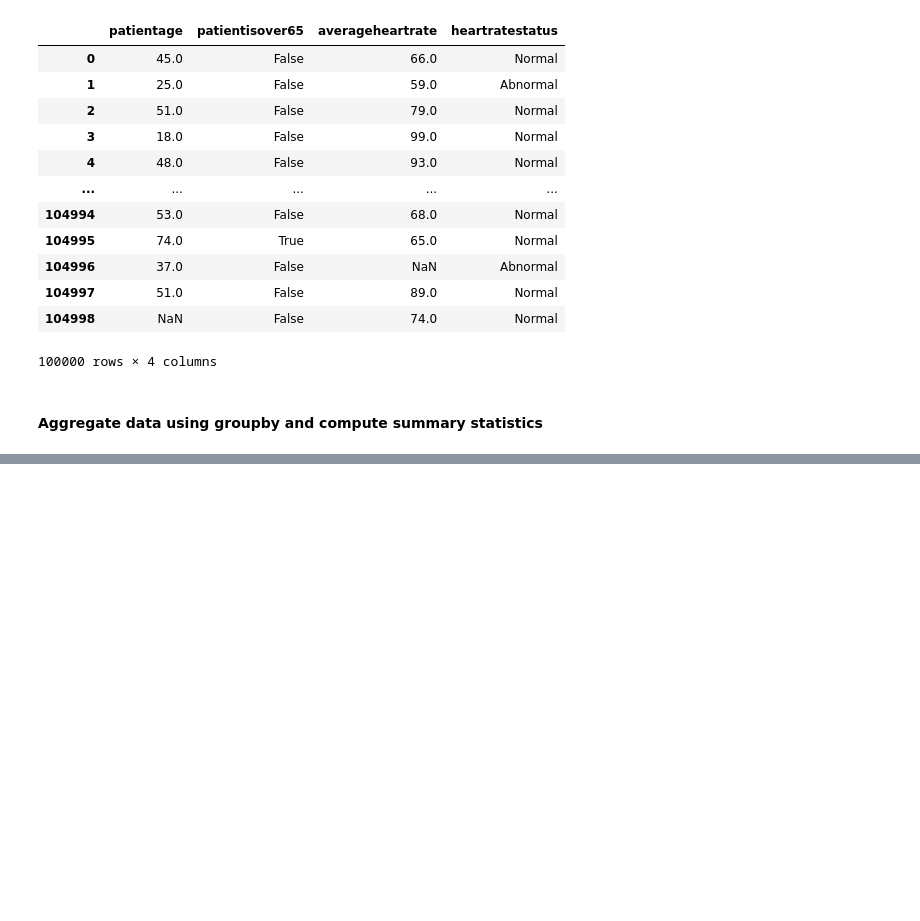
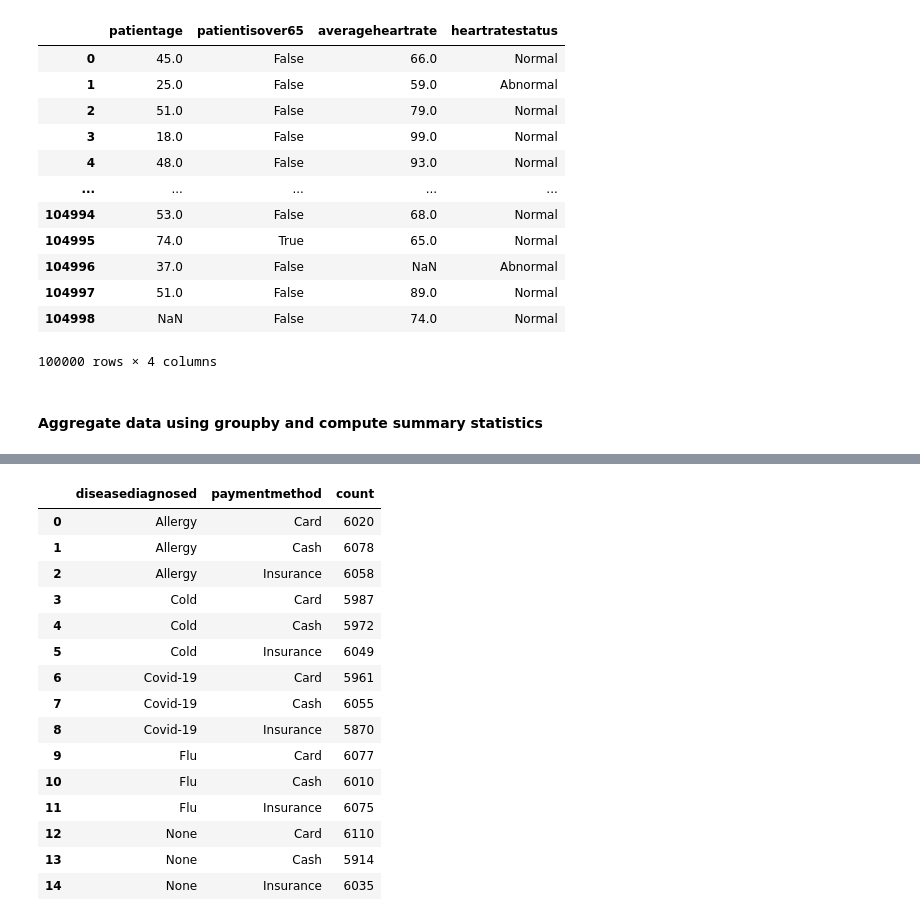
Before and after one commit to Helzheng123/datasci_2_manipulation, a Jupyter notebook: hha507_wk2_assignment.ipynb, the cells around one changed output, grey strips where cells are left out. Cells and saved outputs as stored; diff of their text form; code cells hidden in the pictures; blank space fills up the shorter version.

```diff
--- a/hha507_wk2_assignment.ipynb
+++ b/hha507_wk2_assignment.ipynb
@@ -187,0 +218,21 @@ selected_columns
+# %%
+# this is to show the payment method count for each disease diagnosed category
+ways_to_pay = data.groupby(['diseasediagnosed', 'paymentmethod']).size().reset_index(name='count')
+ways_to_pay
+# %% [output]
+|  | diseasediagnosed | paymentmethod | count |
+| 0 | Allergy | Card | 6020 |
+| 1 | Allergy | Cash | 6078 |
+| 2 | Allergy | Insurance | 6058 |
+| 3 | Cold | Card | 5987 |
+| 4 | Cold | Cash | 5972 |
+| 5 | Cold | Insurance | 6049 |
+| 6 | Covid-19 | Card | 5961 |
+| 7 | Covid-19 | Cash | 6055 |
+| 8 | Covid-19 | Insurance | 5870 |
+| 9 | Flu | Card | 6077 |
+| 10 | Flu | Cash | 6010 |
+| 11 | Flu | Insurance | 6075 |
+| 12 | None | Card | 6110 |
+| 13 | None | Cash | 5914 |
+| 14 | None | Insurance | 6035 |
```
Also changed, not shown: parts of 3 cells of this notebook.
